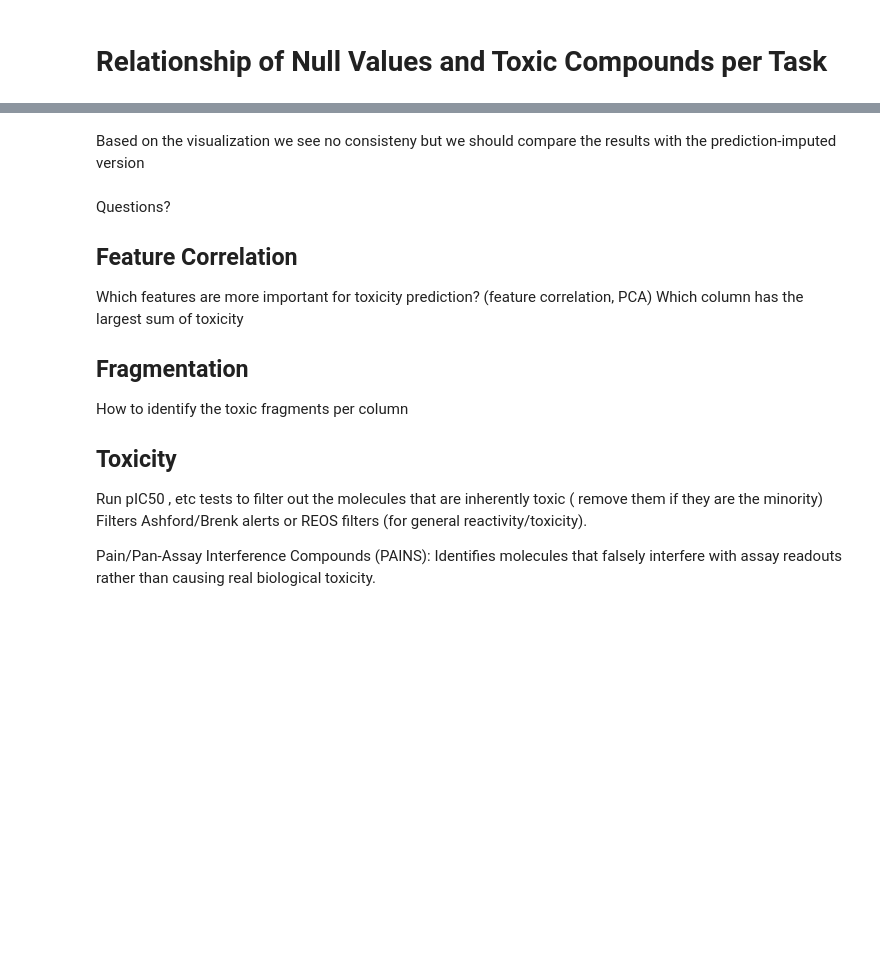
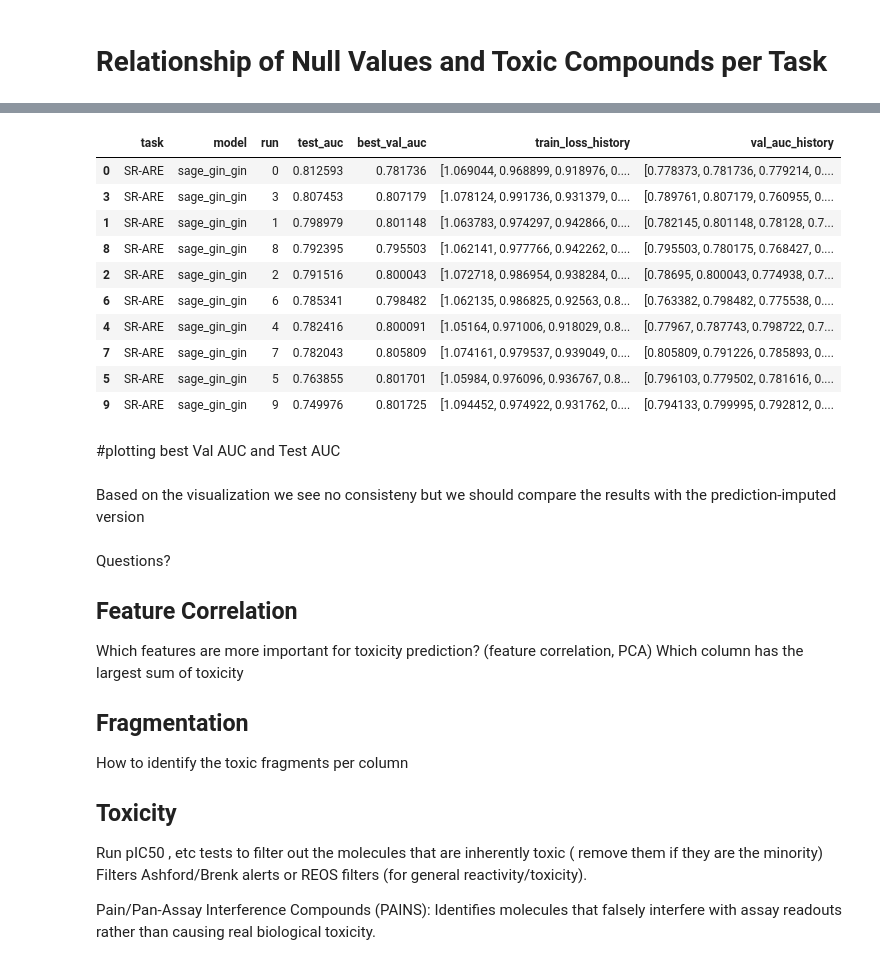
Before and after one commit to arinavanesian/Hybrid_GNN_Research, a Jupyter notebook: TOX/tox21_analysis.ipynb, the cells around one changed output, grey strips where cells are left out. Cells and saved outputs as stored; diff of their text form; code cells hidden in the pictures; blank space fills up the shorter version.

```diff
--- a/TOX/tox21_analysis.ipynb
+++ b/TOX/tox21_analysis.ipynb
@@ -483,0 +719,12 @@ plt.show()
+# %%
+import csv, json
+TASK_NAME ='SR-ARE'
+RESULT_DIR = f'{DRIVE_ROOT}/{TASK_NAME}/results_tox21'
+
+csv_fname =os.path.join(RESULT_DIR, f'{TASK_NAME}_runs_summary.csv')
+results_df =None
+if not os.path.exists(csv_fname):
+    print(f'No summary {csv_fname}')
+else:
+  results_df = pd.read_csv(csv_fname)
+results_df.head()
@@ -483,0 +744,3 @@ plt.show()
+# %%
+results_df_sorted =results_df.sort_values(by='test_auc', ascending=False)
+best_run = results_df.iloc[0]
@@ -483,0 +761,16 @@ plt.show()
+# %%
+results_df_sorted
+# %% [output]
+|  | task | model | run | test_auc | best_val_auc | train_loss_history | val_auc_history |
+| 0 | SR-ARE | sage_gin_gin | 0 | 0.812593 | 0.781736 | [1.069044, 0.968899, 0.918976, 0.... | [0.778373, 0.781736, 0.779214, 0.... |
+| 3 | SR-ARE | sage_gin_gin | 3 | 0.807453 | 0.807179 | [1.078124, 0.991736, 0.931379, 0.... | [0.789761, 0.807179, 0.760955, 0.... |
+| 1 | SR-ARE | sage_gin_gin | 1 | 0.798979 | 0.801148 | [1.063783, 0.974297, 0.942866, 0.... | [0.782145, 0.801148, 0.78128, 0.7... |
+| 8 | SR-ARE | sage_gin_gin | 8 | 0.792395 | 0.795503 | [1.062141, 0.977766, 0.942262, 0.... | [0.795503, 0.780175, 0.768427, 0.... |
+| 2 | SR-ARE | sage_gin_gin | 2 | 0.791516 | 0.800043 | [1.072718, 0.986954, 0.938284, 0.... | [0.78695, 0.800043, 0.774938, 0.7... |
+| 6 | SR-ARE | sage_gin_gin | 6 | 0.785341 | 0.798482 | [1.062135, 0.986825, 0.92563, 0.8... | [0.763382, 0.798482, 0.775538, 0.... |
+| 4 | SR-ARE | sage_gin_gin | 4 | 0.782416 | 0.800091 | [1.05164, 0.971006, 0.918029, 0.8... | [0.77967, 0.787743, 0.798722, 0.7... |
+| 7 | SR-ARE | sage_gin_gin | 7 | 0.782043 | 0.805809 | [1.074161, 0.979537, 0.939049, 0.... | [0.805809, 0.791226, 0.785893, 0.... |
+| 5 | SR-ARE | sage_gin_gin | 5 | 0.763855 | 0.801701 | [1.05984, 0.976096, 0.936767, 0.8... | [0.796103, 0.779502, 0.781616, 0.... |
+| 9 | SR-ARE | sage_gin_gin | 9 | 0.749976 | 0.801725 | [1.094452, 0.974922, 0.931762, 0.... | [0.794133, 0.799995, 0.792812, 0.... |
+# %% [markdown]
+#plotting best Val AUC and Test AUC
```
Also changed, not shown: parts of 34 cells of this notebook, 2 other files.
